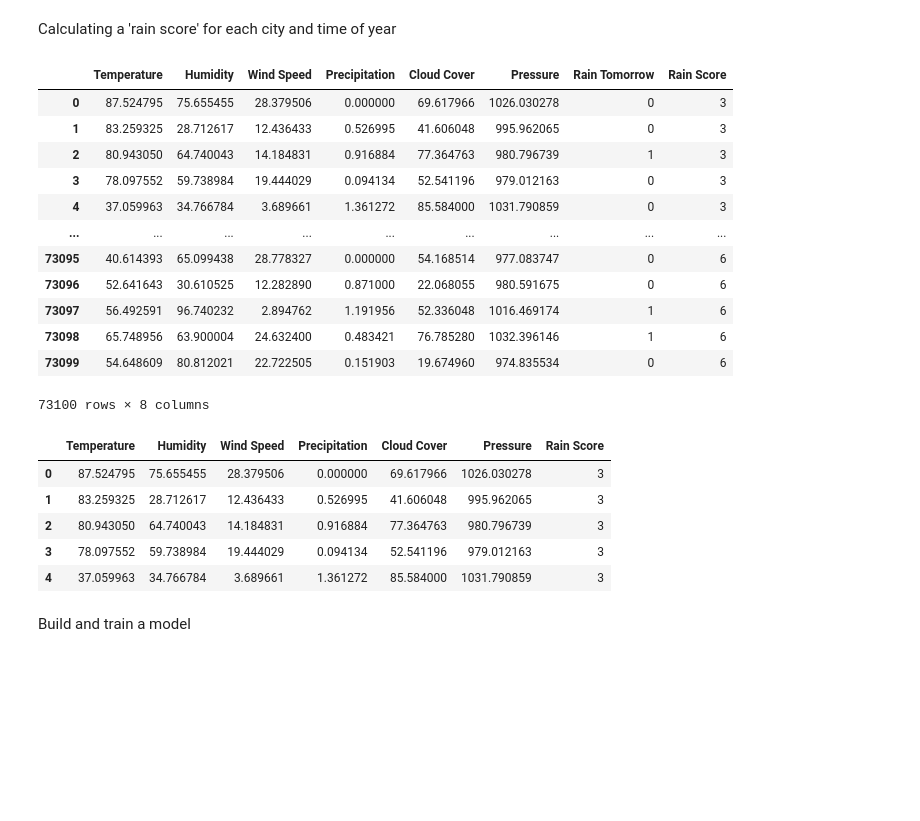
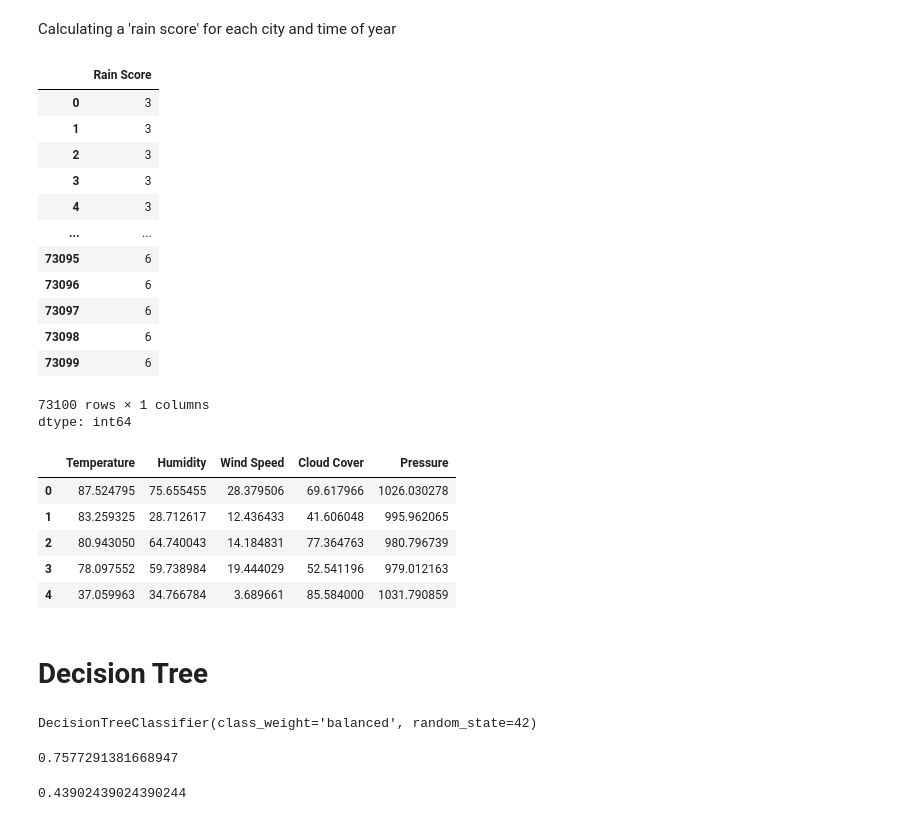
Before and after one commit to omavashia2005/Rainfall-Prediction-using-ML, a Jupyter notebook: ML_Project.ipynb, the cells around one changed output. Cells and saved outputs as stored; diff of their text form; code cells hidden in the pictures; blank space fills up the shorter version.

Commit message:
Update ML_Project.ipynb
Added Decision Tree Classification and Logistic Regression, and added F1-score and log loss to evalute model performance

```diff
--- a/ML_Project.ipynb
+++ b/ML_Project.ipynb
@@ -43,6 +44,8 @@ Dividing year by month into 4 categories:
 
 This method requires some more refinement to account for correct months being assigned the correct season.
 # %%
+df['Date'] = df['Date'].apply(lambda x : str(x))
+df['Date'] = df['Date'].apply(lambda x : x[5:7])
 df['Date'] = df['Date'].apply(lambda x : int(x))
 df['Date'] = 1 + (df['Date'] // 4)
 df
@@ -85,33 +88,51 @@ Calculating a 'rain score' for each city and time of year
 # %%
 df['Rain Score'] = df['Date'] + df['Location']
 df = df.drop(columns=['Date'])
 df = df.drop(columns=['Location'])
 df
+df['Rain Score']
 # %% [output]
-|  | Temperature | Humidity | Wind Speed | Precipitation | Cloud Cover | Pressure | Rain Tomorrow | Rain Score |
-| 0 | 87.524795 | 75.655455 | 28.379506 | 0.000000 | 69.617966 | 1026.030278 | 0 | 3 |
-| 1 | 83.259325 | 28.712617 | 12.436433 | 0.526995 | 41.606048 | 995.962065 | 0 | 3 |
-| 2 | 80.943050 | 64.740043 | 14.184831 | 0.916884 | 77.364763 | 980.796739 | 1 | 3 |
-| 3 | 78.097552 | 59.738984 | 19.444029 | 0.094134 | 52.541196 | 979.012163 | 0 | 3 |
-| 4 | 37.059963 | 34.766784 | 3.689661 | 1.361272 | 85.584000 | 1031.790859 | 0 | 3 |
-| ... | ... | ... | ... | ... | ... | ... | ... | ... |
-| 73095 | 40.614393 | 65.099438 | 28.778327 | 0.000000 | 54.168514 | 977.083747 | 0 | 6 |
-| 73096 | 52.641643 | 30.610525 | 12.282890 | 0.871000 | 22.068055 | 980.591675 | 0 | 6 |
-| 73097 | 56.492591 | 96.740232 | 2.894762 | 1.191956 | 52.336048 | 1016.469174 | 1 | 6 |
-| 73098 | 65.748956 | 63.900004 | 24.632400 | 0.483421 | 76.785280 | 1032.396146 | 1 | 6 |
-| 73099 | 54.648609 | 80.812021 | 22.722505 | 0.151903 | 19.674960 | 974.835534 | 0 | 6 |
+|  | Rain Score |
+| 0 | 3 |
+| 1 | 3 |
+| 2 | 3 |
+| 3 | 3 |
+| 4 | 3 |
+| ... | ... |
+| 73095 | 6 |
+| 73096 | 6 |
+| 73097 | 6 |
+| 73098 | 6 |
+| 73099 | 6 |
-73100 rows × 8 columns
+73100 rows × 1 columns
+dtype: int64
 # %%
 rain_tmrw = df['Rain Tomorrow']
-rest = df.drop(columns=['Rain Tomorrow'])
-
 rest.head()
 # %% [output]
-|  | Temperature | Humidity | Wind Speed | Precipitation | Cloud Cover | Pressure | Rain Score |
-| 0 | 87.524795 | 75.655455 | 28.379506 | 0.000000 | 69.617966 | 1026.030278 | 3 |
-| 1 | 83.259325 | 28.712617 | 12.436433 | 0.526995 | 41.606048 | 995.962065 | 3 |
-| 2 | 80.943050 | 64.740043 | 14.184831 | 0.916884 | 77.364763 | 980.796739 | 3 |
-| 3 | 78.097552 | 59.738984 | 19.444029 | 0.094134 | 52.541196 | 979.012163 | 3 |
-| 4 | 37.059963 | 34.766784 | 3.689661 | 1.361272 | 85.584000 | 1031.790859 | 3 |
+|  | Temperature | Humidity | Wind Speed | Cloud Cover | Pressure |
+| 0 | 87.524795 | 75.655455 | 28.379506 | 69.617966 | 1026.030278 |
+| 1 | 83.259325 | 28.712617 | 12.436433 | 41.606048 | 995.962065 |
+| 2 | 80.943050 | 64.740043 | 14.184831 | 77.364763 | 980.796739 |
+| 3 | 78.097552 | 59.738984 | 19.444029 | 52.541196 | 979.012163 |
+| 4 | 37.059963 | 34.766784 | 3.689661 | 85.584000 | 1031.790859 |
-# %% [markdown]
-Build and train a model
+# %% [markdown]
+# Decision Tree
+# %%
+from sklearn.tree import DecisionTreeClassifier
+from sklearn.model_selection import train_test_split
+model = DecisionTreeClassifier(class_weight='balanced', random_state=42)
+rest_train, rest_test, rain_tmrw_train, rain_tmrw_test = train_test_split(rest, rain_tmrw, test_size=0.2, random_state=100)
+model.fit(rest_train, rain_tmrw_train)
+# %% [output]
+DecisionTreeClassifier(class_weight='balanced', random_state=42)
+# %%
+pred = model.predict(rest_test)
+from sklearn.metrics import accuracy_score, f1_score
+accuracy_score(pred, rain_tmrw_test)
+# %% [output]
+0.7577291381668947
+# %%
+f1_score(pred, rain_tmrw_test)
+# %% [output]
+0.43902439024390244
```
Also changed, not shown: parts of 16 cells of this notebook.
